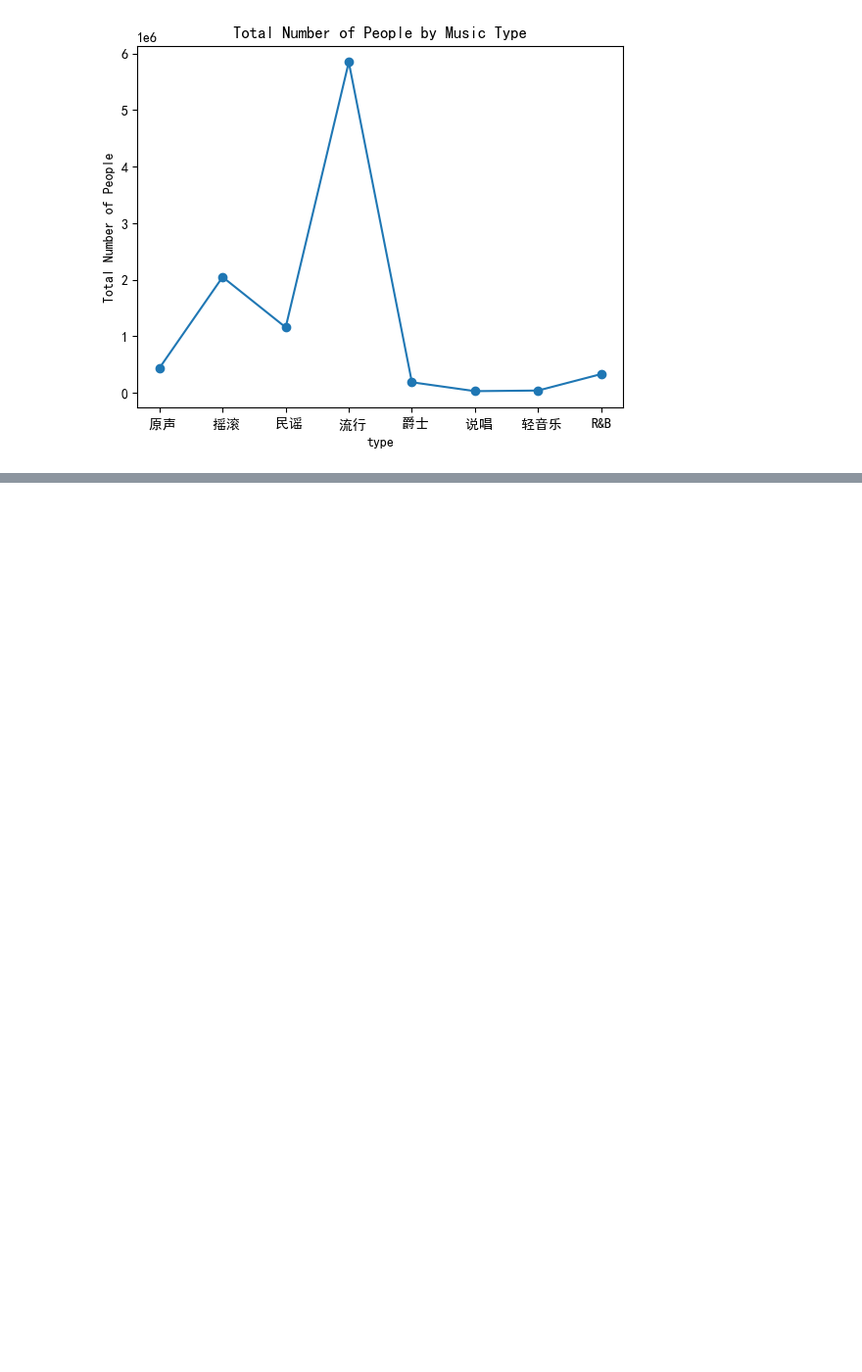
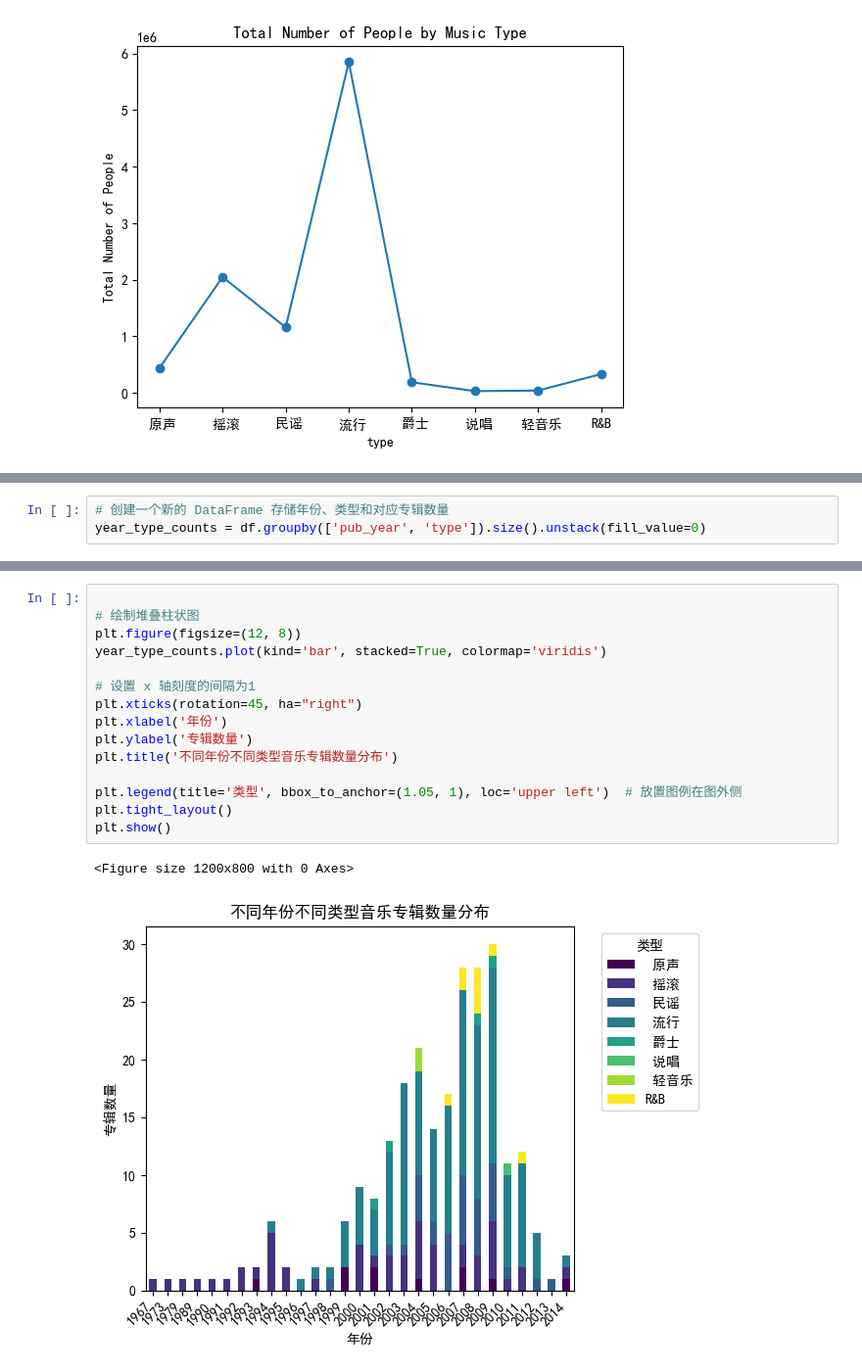
Before and after one commit to zhiliang-lin/css_note, a Jupyter notebook: py/pandas.ipynb, the cells around one changed output, grey strips where cells are left out. Shown at 98% size. Drawn from its saved outputs; the diff is of its cells as text; blank space fills up the shorter version.

```diff
--- a/py/pandas.ipynb
+++ b/py/pandas.ipynb
@@ -623,0 +691,3 @@ print(high_score_music)
+# %%
+# 创建一个新的 DataFrame 存储年份、类型和对应专辑数量
+year_type_counts = df.groupby(['pub_year', 'type']).size().unstack(fill_value=0)
@@ -623,0 +715,18 @@ print(high_score_music)
+# %%
+
+# 绘制堆叠柱状图
+plt.figure(figsize=(12, 8))
+year_type_counts.plot(kind='bar', stacked=True, colormap='viridis')
+
+# 设置 x 轴刻度的间隔为1
+plt.xticks(rotation=45, ha="right")
+plt.xlabel('年份')
+plt.ylabel('专辑数量')
+plt.title('不同年份不同类型音乐专辑数量分布')
+
+plt.legend(title='类型', bbox_to_anchor=(1.05, 1), loc='upper left')  # 放置图例在图外侧
+plt.tight_layout()
+plt.show()
+# %% [output]
+<Figure size 1200x800 with 0 Axes>
+[figure, added]
```
Also changed, not shown: parts of 32 cells of this notebook, 3 other files.
